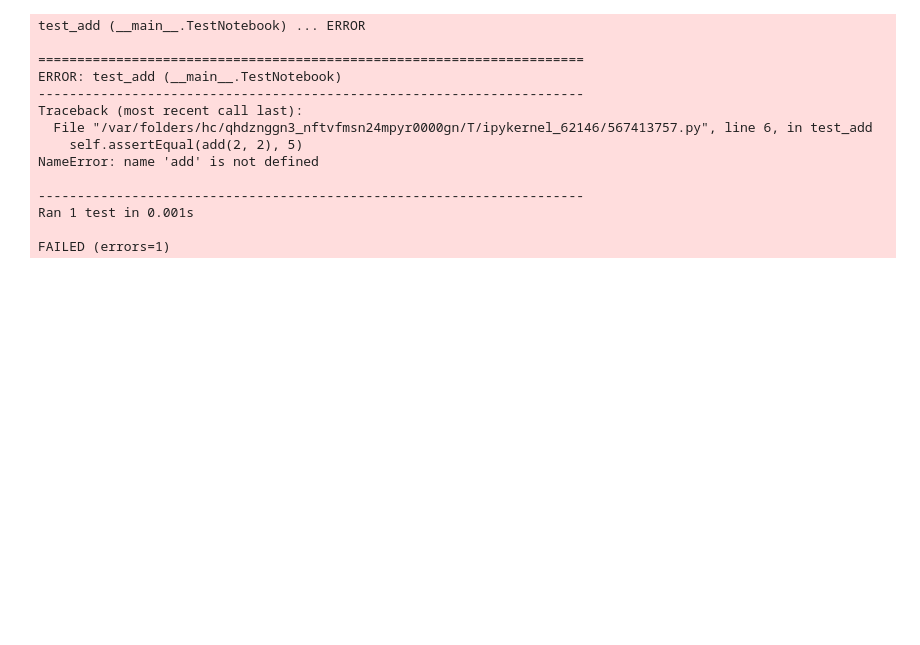
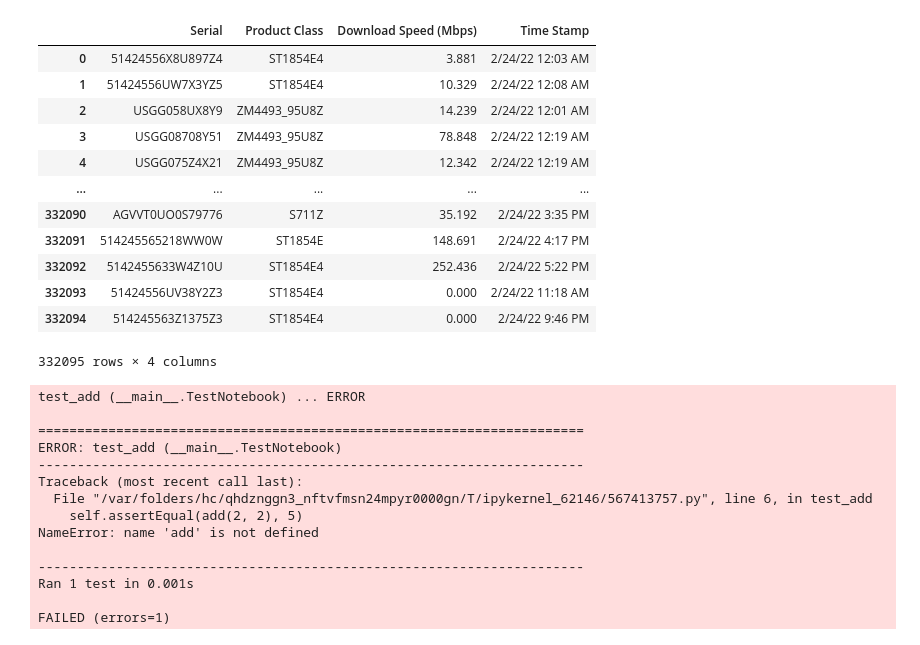
Before and after one commit to corbra/corbra.github.io, a Jupyter notebook: chunking.ipynb, the cells around one changed output. Cells and saved outputs as stored; diff of their text form; code cells hidden in the pictures; blank space fills up the shorter version.

```diff
--- a/chunking.ipynb
+++ b/chunking.ipynb
@@ -575,3 +616,21 @@ if __name__ == '__main__':
+# %%
+pd.read_csv('SpeedTestData/2022-02-25_00-00-21-942.csv',
+            na_values = ['-'],
+            dtype={'Serial': str,'Product Class':str,'Download Speed (Mbps)':float,'Time Stamp':str},on_bad_lines='skip' )
+# %% [output]
+|  | Serial | Product Class | Download Speed (Mbps) | Time Stamp |
+| 0 | 51424556X8U897Z4 | ST1854E4 | 3.881 | 2/24/22 12:03 AM |
+| 1 | 51424556UW7X3YZ5 | ST1854E4 | 10.329 | 2/24/22 12:08 AM |
+| 2 | USGG058UX8Y9 | ZM4493_95U8Z | 14.239 | 2/24/22 12:01 AM |
+| 3 | USGG08708Y51 | ZM4493_95U8Z | 78.848 | 2/24/22 12:19 AM |
+| 4 | USGG075Z4X21 | ZM4493_95U8Z | 12.342 | 2/24/22 12:19 AM |
+| ... | ... | ... | ... | ... |
+| 332090 | AGVVT0UO0S79776 | S711Z | 35.192 | 2/24/22 3:35 PM |
+| 332091 | 514245565218WW0W | ST1854E | 148.691 | 2/24/22 4:17 PM |
+| 332092 | 5142455633W4Z10U | ST1854E4 | 252.436 | 2/24/22 5:22 PM |
+| 332093 | 51424556UV38Y2Z3 | ST1854E4 | 0.000 | 2/24/22 11:18 AM |
+| 332094 | 514245563Z1375Z3 | ST1854E4 | 0.000 | 2/24/22 9:46 PM |
+332095 rows × 4 columns
 # %%
 import unittest
 
```
Also changed, not shown: parts of 4 cells of this notebook.
